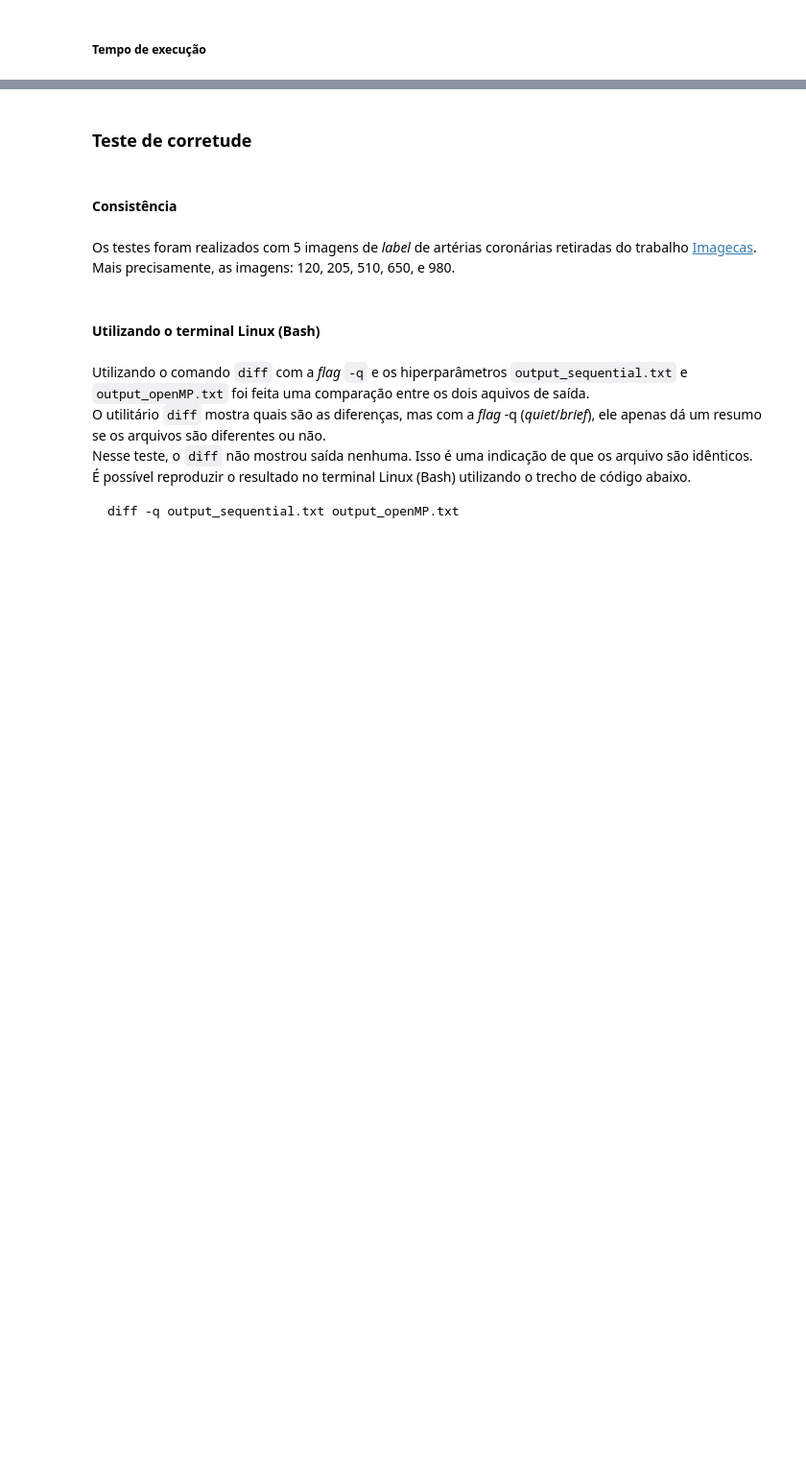
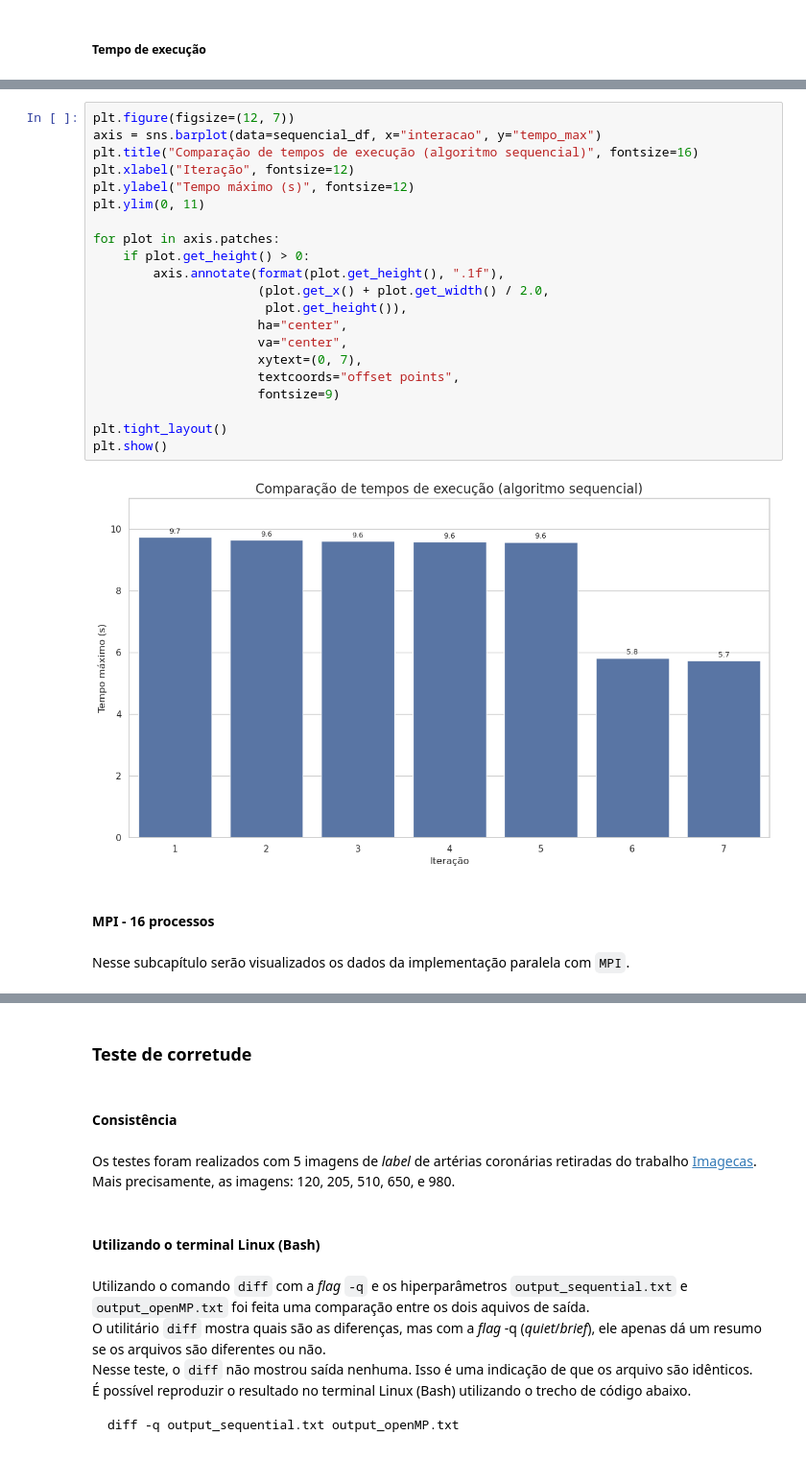
Before and after one commit to igorssant/UESC-codigos-pos-graduacao, a Jupyter notebook: processamento_paralelo/presentation/MPI.ipynb, the cells around one changed output, grey strips where cells are left out. Shown at 96% size. Cells and saved outputs as stored; diff of their text form; blank space fills up the shorter version.

```diff
--- a/processamento_paralelo/presentation/MPI.ipynb
+++ b/processamento_paralelo/presentation/MPI.ipynb
@@ -4035,0 +932,27 @@ Eficiência máxima: 0.26
+# %%
+plt.figure(figsize=(12, 7))
+axis = sns.barplot(data=sequencial_df, x="interacao", y="tempo_max")
+plt.title("Comparação de tempos de execução (algoritmo sequencial)", fontsize=16)
+plt.xlabel("Iteração", fontsize=12)
+plt.ylabel("Tempo máximo (s)", fontsize=12)
+plt.ylim(0, 11)
+
+for plot in axis.patches:
+    if plot.get_height() > 0:
+        axis.annotate(format(plot.get_height(), ".1f"),
+                      (plot.get_x() + plot.get_width() / 2.0,
+                       plot.get_height()),
+                      ha="center",
+                      va="center",
+                      xytext=(0, 7),
+                      textcoords="offset points",
+                      fontsize=9)
+
+plt.tight_layout()
+plt.show()
+# %% [output]
+[figure, added]
+# %% [markdown]
+#### MPI - 16 processos
+# %% [markdown]
+Nesse subcapítulo serão visualizados os dados da implementação paralela com `MPI`.
```
Also changed, not shown: parts of 319 cells of this notebook.
